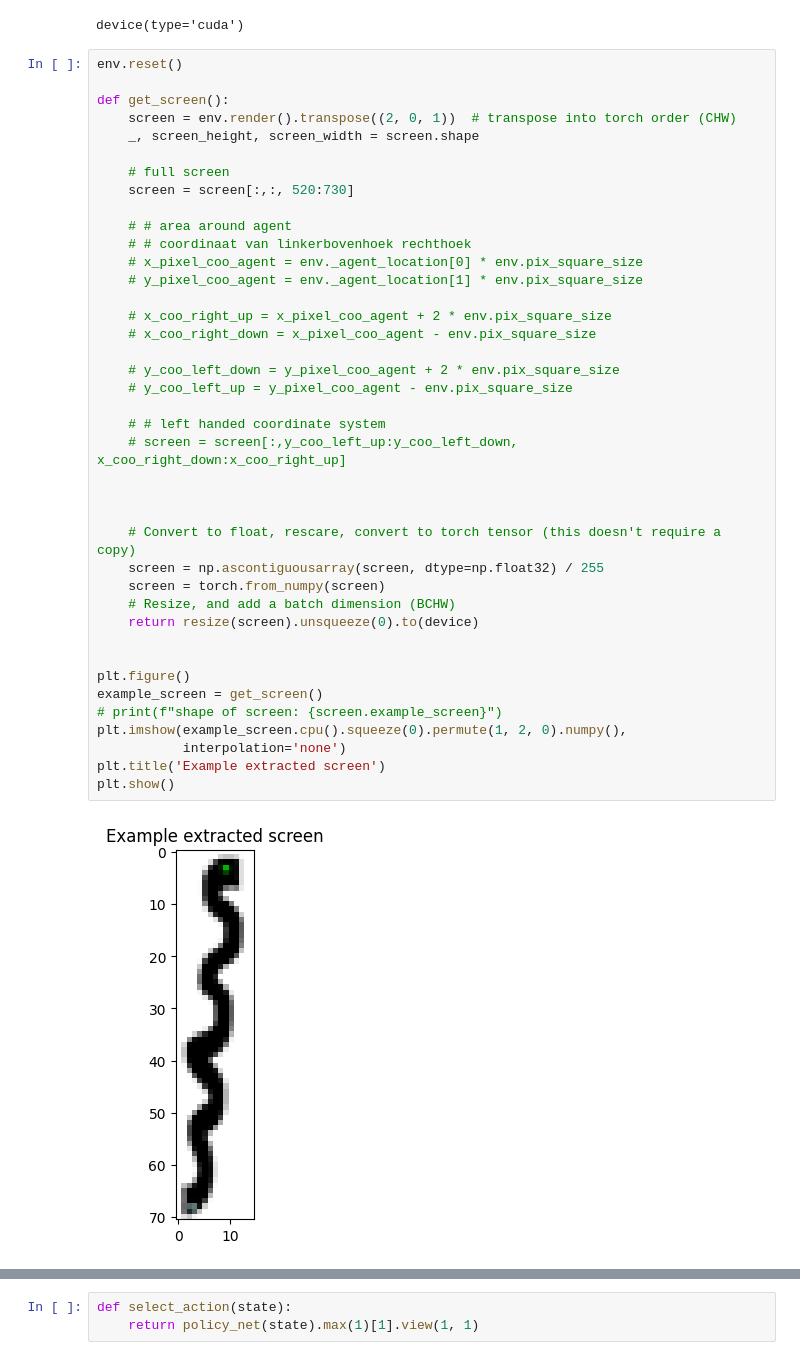
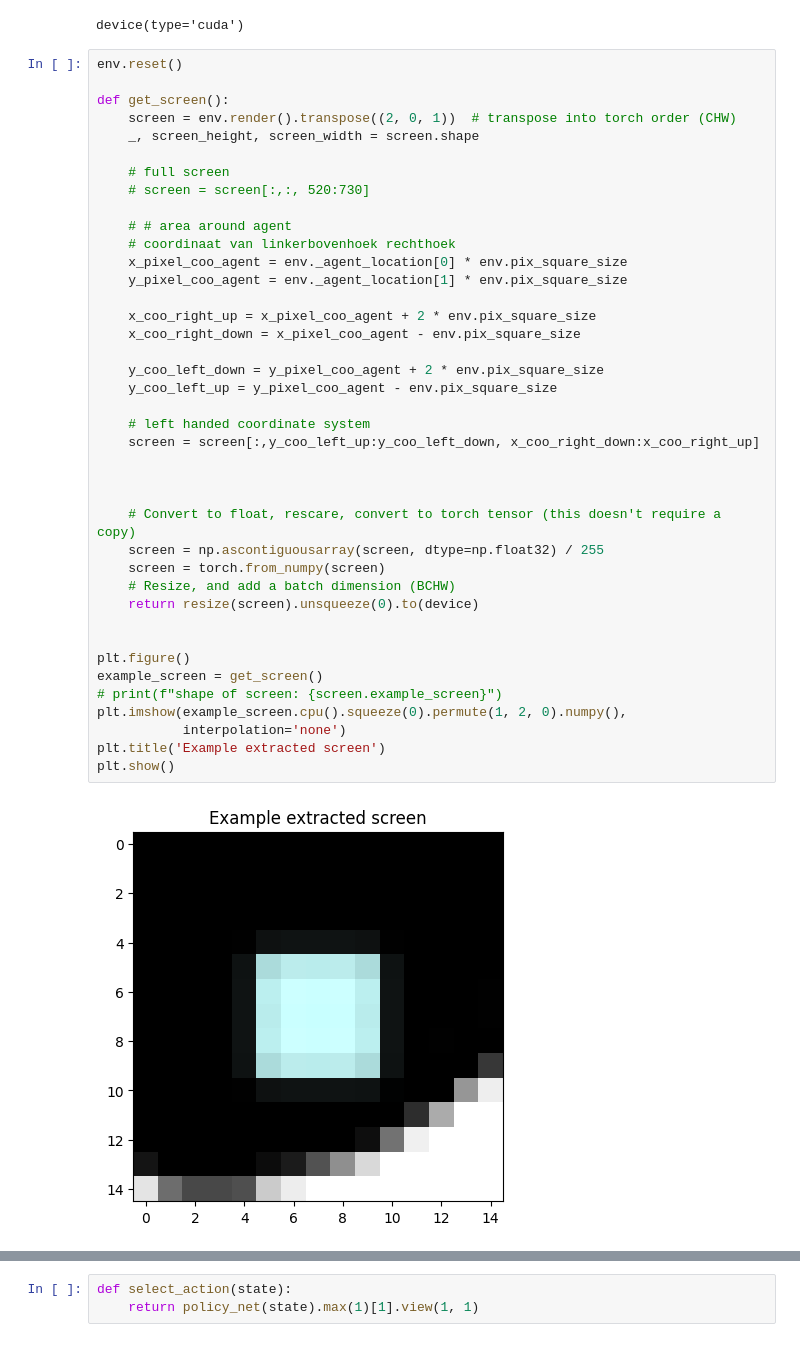
Before and after one commit to xdv6/MastersThesis, a Jupyter notebook: eigen_environm/gym-examples/test_gridpath.ipynb, the cells around one changed output, grey strips where cells are left out. Saved outputs shown, nothing was run; the diff lists cells and outputs as text.

```diff
--- a/eigen_environm/gym-examples/test_gridpath.ipynb
+++ b/eigen_environm/gym-examples/test_gridpath.ipynb
@@ -44,41 +45,41 @@ device(type='cuda')
 env.reset()
 
 def get_screen():
     screen = env.render().transpose((2, 0, 1))  # transpose into torch order (CHW)
     _, screen_height, screen_width = screen.shape
 
     # full screen
-    screen = screen[:,:, 520:730]
+    # screen = screen[:,:, 520:730]
 
     # # area around agent
-    # # coordinaat van linkerbovenhoek rechthoek
-    # x_pixel_coo_agent = env._agent_location[0] * env.pix_square_size
-    # y_pixel_coo_agent = env._agent_location[1] * env.pix_square_size
+    # coordinaat van linkerbovenhoek rechthoek
+    x_pixel_coo_agent = env._agent_location[0] * env.pix_square_size
+    y_pixel_coo_agent = env._agent_location[1] * env.pix_square_size
 
-    # x_coo_right_up = x_pixel_coo_agent + 2 * env.pix_square_size
-    # x_coo_right_down = x_pixel_coo_agent - env.pix_square_size
+    x_coo_right_up = x_pixel_coo_agent + 2 * env.pix_square_size
+    x_coo_right_down = x_pixel_coo_agent - env.pix_square_size
 
-    # y_coo_left_down = y_pixel_coo_agent + 2 * env.pix_square_size
-    # y_coo_left_up = y_pixel_coo_agent - env.pix_square_size
+    y_coo_left_down = y_pixel_coo_agent + 2 * env.pix_square_size
+    y_coo_left_up = y_pixel_coo_agent - env.pix_square_size
 
-    # # left handed coordinate system
-    # screen = screen[:,y_coo_left_up:y_coo_left_down, x_coo_right_down:x_coo_right_up]
+    # left handed coordinate system
+    screen = screen[:,y_coo_left_up:y_coo_left_down, x_coo_right_down:x_coo_right_up]
 
 
 
     # Convert to float, rescare, convert to torch tensor (this doesn't require a copy)
     screen = np.ascontiguousarray(screen, dtype=np.float32) / 255
     screen = torch.from_numpy(screen)
     # Resize, and add a batch dimension (BCHW)
     return resize(screen).unsqueeze(0).to(device)
 
 
 plt.figure()
 example_screen = get_screen()
 # print(f"shape of screen: {screen.example_screen}")
 plt.imshow(example_screen.cpu().squeeze(0).permute(1, 2, 0).numpy(),
            interpolation='none')
 plt.title('Example extracted screen')
 plt.show()
 # %% [output]
-[figure, old version]
+[figure, new version]
```
Also changed, not shown: parts of 4 cells of this notebook, 38 other files.
